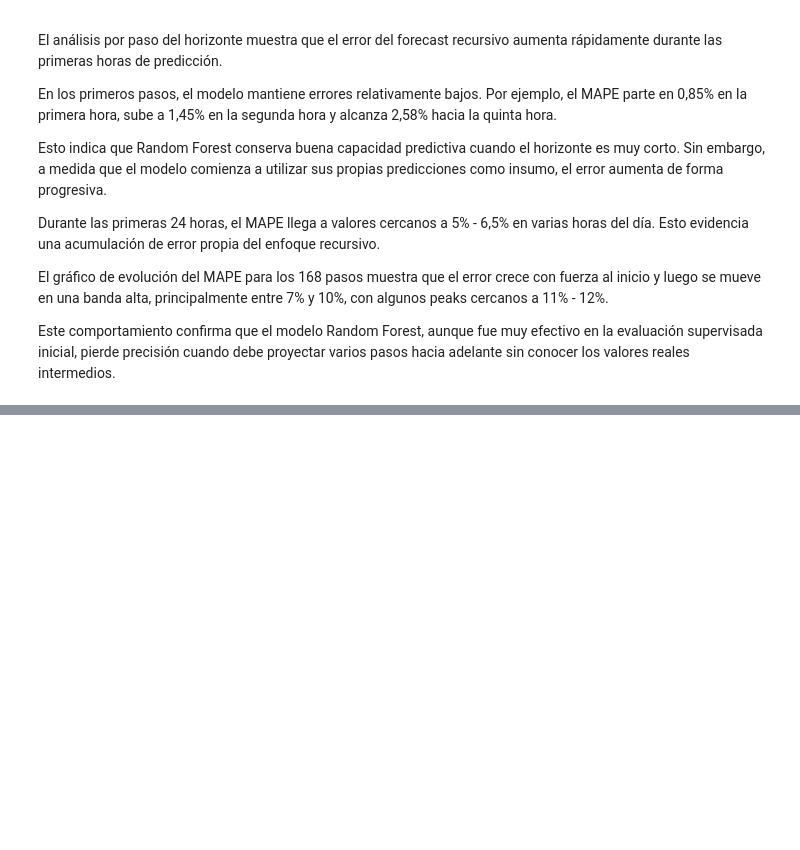
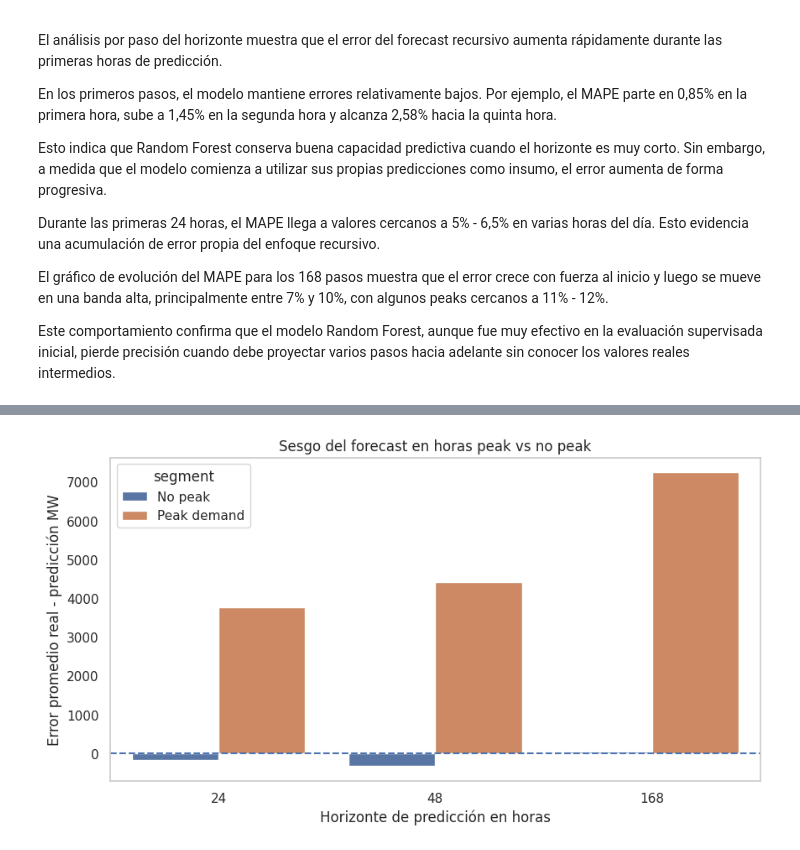
Before and after one commit to jonabaroadsrp/Portafolio_Energia_P1, a Jupyter notebook: forecasting_de_demanda_electrica_P1.ipynb, the cells around one changed output, grey strips where cells are left out. Cells and saved outputs as stored; diff of their text form; code cells hidden in the pictures; blank space fills up the shorter version.

```diff
--- a/forecasting_de_demanda_electrica_P1.ipynb
+++ b/forecasting_de_demanda_electrica_P1.ipynb
@@ -2628,0 +3007,21 @@ predicción imperfecta
+# %%
+# ============================================================
+# 76. SESGO EN HORAS PEAK VS NO PEAK
+# ============================================================
+
+plt.figure(figsize=(10, 5))
+sns.barplot(
+    data=peak_error_summary,
+    x='horizon_hours',
+    y='bias',
+    hue='segment'
+)
+
+plt.axhline(0, linestyle='--')
+plt.title('Sesgo del forecast en horas peak vs no peak')
+plt.xlabel('Horizonte de predicción en horas')
+plt.ylabel('Error promedio real - predicción MW')
+plt.grid(axis='y')
+plt.show()
+# %% [output]
+[figure, added]
```
Also changed, not shown: parts of 48 cells of this notebook.
